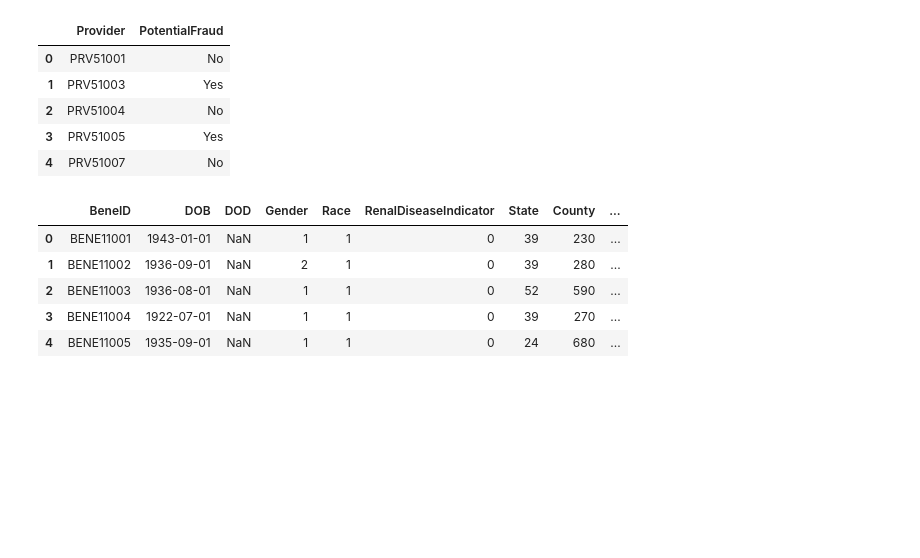
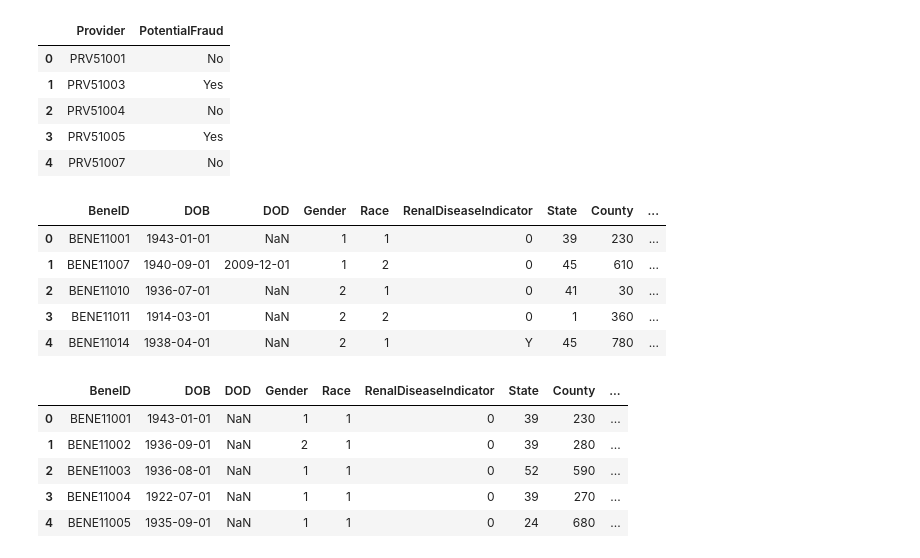
Before and after one commit to jasheriff/healthcare_fraud, a Jupyter notebook: fraud_data_wrangling.ipynb, the cells around one changed output. Drawn from its saved outputs; the diff is of its cells as text; code cells hidden in the pictures; blank space fills up the shorter version.

```diff
--- a/fraud_data_wrangling.ipynb
+++ b/fraud_data_wrangling.ipynb
@@ -52,6 +52,15 @@ There are 5410 observations in the training provider data.
 # the test set does not list potential fraud.
 # We will prepare the training set for study.
 # Will we separately apply the same steps to the test data.
+# %%
+test_bene_data.head()
+# %% [output]
+|  | BeneID | DOB | DOD | Gender | Race | RenalDiseaseIndicator | State | County | ... |
+| 0 | BENE11001 | 1943-01-01 | NaN | 1 | 1 | 0 | 39 | 230 | ... |
+| 1 | BENE11007 | 1940-09-01 | 2009-12-01 | 1 | 2 | 0 | 45 | 610 | ... |
+| 2 | BENE11010 | 1936-07-01 | NaN | 2 | 1 | 0 | 41 | 30 | ... |
+| 3 | BENE11011 | 1914-03-01 | NaN | 2 | 2 | 0 | 1 | 360 | ... |
+| 4 | BENE11014 | 1938-04-01 | NaN | 2 | 1 | Y | 45 | 780 | ... |
 # %%
 train_bene_data.head()
 # %% [output]
```
Also changed, not shown: parts of 39 cells of this notebook.
